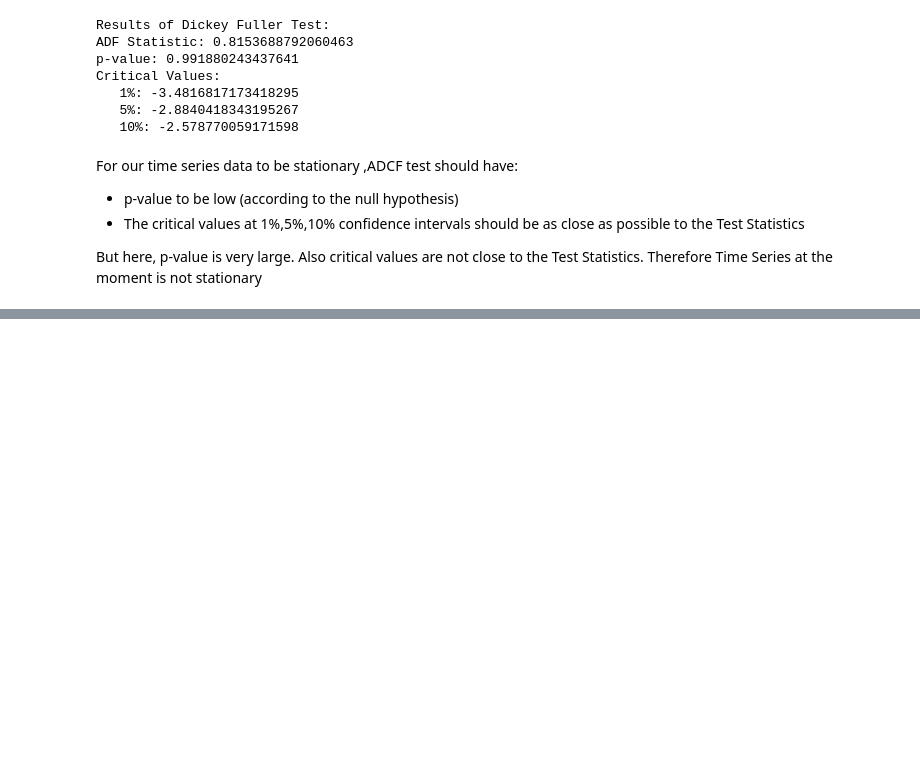
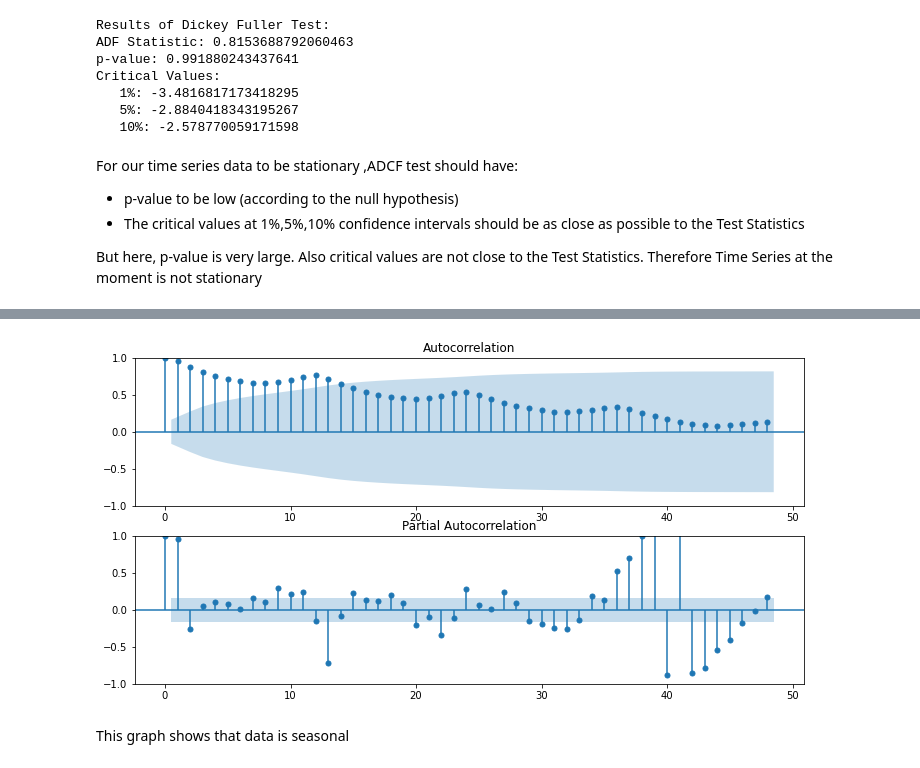
Before and after one commit to SuprajaYadavH/Sales-Forecasting, a Jupyter notebook: Sales forecasting.ipynb, the cells around one changed output, grey strips where cells are left out. Drawn from its saved outputs; the diff is of its cells as text; code cells hidden in the pictures; blank space fills up the shorter version.

```diff
--- a/Sales forecasting.ipynb
+++ b/Sales forecasting.ipynb
@@ -168,0 +197,18 @@ Therefore Time Series at the moment is not stationary
+# %%
+from statsmodels.graphics.tsaplots import plot_acf, plot_pacf
+
+# Set the number of lags you want to display
+max_lag = 48  # Change this to the desired number of lags
+
+# Create ACF plot
+fig, ax = plt.subplots(2, 1, figsize=(12, 6))  # Adjust the figure size as needed
+plot_acf(df['value'], lags=max_lag, ax=ax[0])
+
+# Create PACF plot
+plot_pacf(df['value'], lags=max_lag, ax=ax[1])
+
+plt.show()
+# %% [output]
+[figure, added]
+# %% [markdown]
+This graph shows that data is seasonal
```
Also changed, not shown: parts of 33 cells of this notebook.
